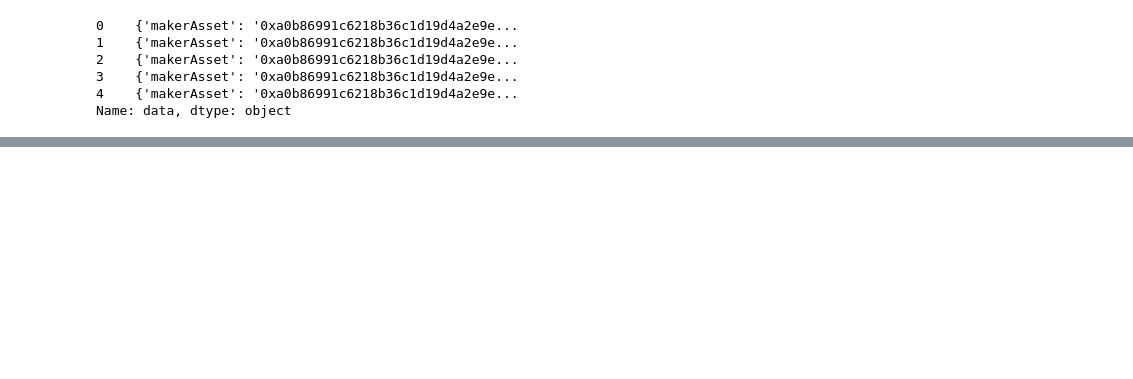
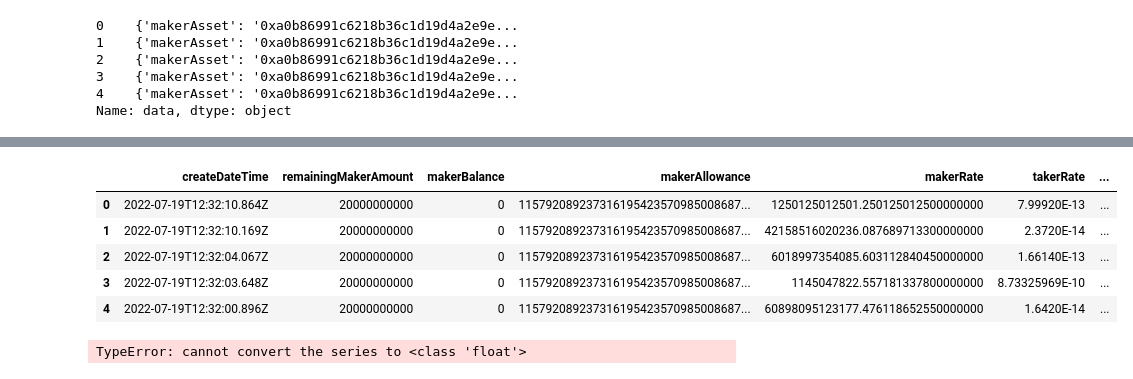
Before and after one commit to massnomis/21, a Jupyter notebook: 1inchparser.ipynb, the cells around one changed output, grey strips where cells are left out. Drawn from its saved outputs; the diff is of its cells as text; code cells hidden in the pictures; blank space fills up the shorter version.

```diff
--- a/1inchparser.ipynb
+++ b/1inchparser.ipynb
@@ -158,0 +184,48 @@ all.head()
+# %%
+chainId = 1
+page = 1 #  page -Pagination step, default: 1 (page = offset / limit)
+limit = 100 #  limit -Number of limit orders to receive (default: 100, max: 500)
+status = "%5B1%5D&"
+sortBy = 'createDateTime'
+url = f'https://limit-orders.1inch.io/v2.0/{chainId}/limit-order/all?page={page}&limit={limit}&statuses={status}sortBy={sortBy}'
+ping_limit_orders = requests.get(url).json()
+ping_limit_orders = pd.DataFrame(ping_limit_orders)
+ping_limit_orders['maker_asset'] = ping_limit_orders['data'][0]['makerAsset']
+ping_limit_orders['taker_asset'] = ping_limit_orders['data'][0]['takerAsset']
+ping_limit_orders = ping_limit_orders.drop(columns=['data', 'signature','orderHash'])
+ping_limit_orders.head()
+# %% [output]
+|  | createDateTime | remainingMakerAmount | makerBalance | makerAllowance | makerRate | takerRate | ... |
+| 0 | 2022-07-19T12:32:10.864Z | 20000000000 | 0 | 115792089237316195423570985008687... | 1250125012501.250125012500000000 | 7.99920E-13 | ... |
+| 1 | 2022-07-19T12:32:10.169Z | 20000000000 | 0 | 115792089237316195423570985008687... | 42158516020236.087689713300000000 | 2.3720E-14 | ... |
+| 2 | 2022-07-19T12:32:04.067Z | 20000000000 | 0 | 115792089237316195423570985008687... | 6018997354085.603112840450000000 | 1.66140E-13 | ... |
+| 3 | 2022-07-19T12:32:03.648Z | 20000000000 | 0 | 115792089237316195423570985008687... | 1145047822.557181337800000000 | 8.73325969E-10 | ... |
+| 4 | 2022-07-19T12:32:00.896Z | 20000000000 | 0 | 115792089237316195423570985008687... | 60898095123177.476118652550000000 | 1.6420E-14 | ... |
+# %%
+# chainId = 1
+import math
+tokens_list = requests.get(f"https://api.1inch.io/v4.0/{chainId}/tokens")
+tokens_list = json.loads(tokens_list.text)
+tokens_list = tokens_list["tokens"]
+tokens_list = pd.DataFrame(tokens_list)
+tokens_list = tokens_list.T
+tokens_list = tokens_list.reset_index()
+tokens_list = tokens_list.drop(columns=['index','logoURI', 'tags', 'eip2612', 'isFoT', 'synth', 'displayedSymbol'])
+# print(tokens_list)
+
+
+
+ping_limit_orders['maker_asset_addy'] = ping_limit_orders['maker_asset']
+ping_limit_orders['taker_asset_addy'] = ping_limit_orders['taker_asset']
+ping_limit_orders['maker_asset_decimalz'] = ping_limit_orders['maker_asset']
+ping_limit_orders['taker_asset_decimalz'] = ping_limit_orders['taker_asset']
+ping_limit_orders['maker_asset_decimalz'] = [tokens_list.loc[tokens_list['address'] == b, 'decimals'].values[0] for b in ping_limit_orders['maker_asset_decimalz']]
+ping_limit_orders['taker_asset_decimalz'] = [tokens_list.loc[tokens_list['address'] == b, 'decimals'].values[0] for b in ping_limit_orders['taker_asset_decimalz']]
+ping_limit_orders['maker_asset'] = [tokens_list.loc[tokens_list['address'] == b, 'symbol'].values[0] for b in ping_limit_orders['maker_asset']]
+ping_limit_orders['taker_asset'] = [tokens_list.loc[tokens_list['address'] == b, 'symbol'].values[0] for b in ping_limit_orders['taker_asset']]
+ping_limit_orders['maker_amount_fixed'] = ping_limit_orders['remainingMakerAmount'] / math.pow(10, ping_limit_orders['maker_asset_decimalz'])
+# makerRate
+# takerRate
+ping_limit_orders
+# %% [output]
+TypeError: cannot convert the series to <class 'float'>
```
Also changed, not shown: parts of 1 cell of this notebook, 2 other files.
